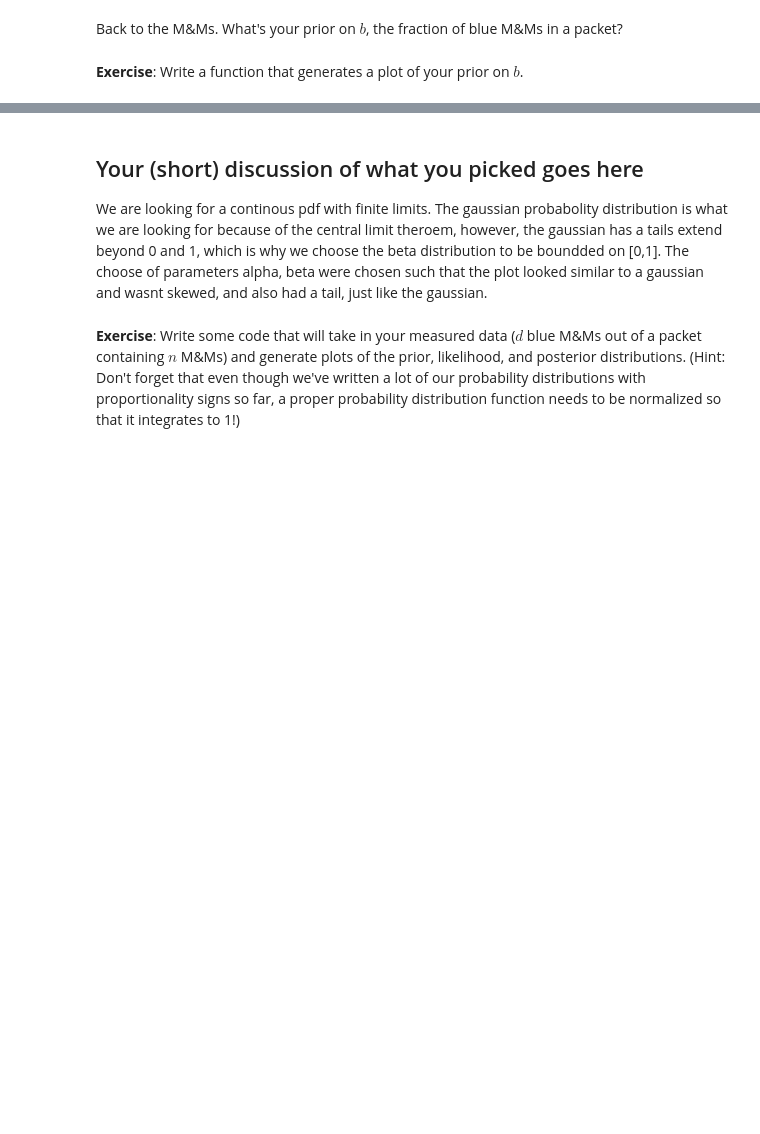
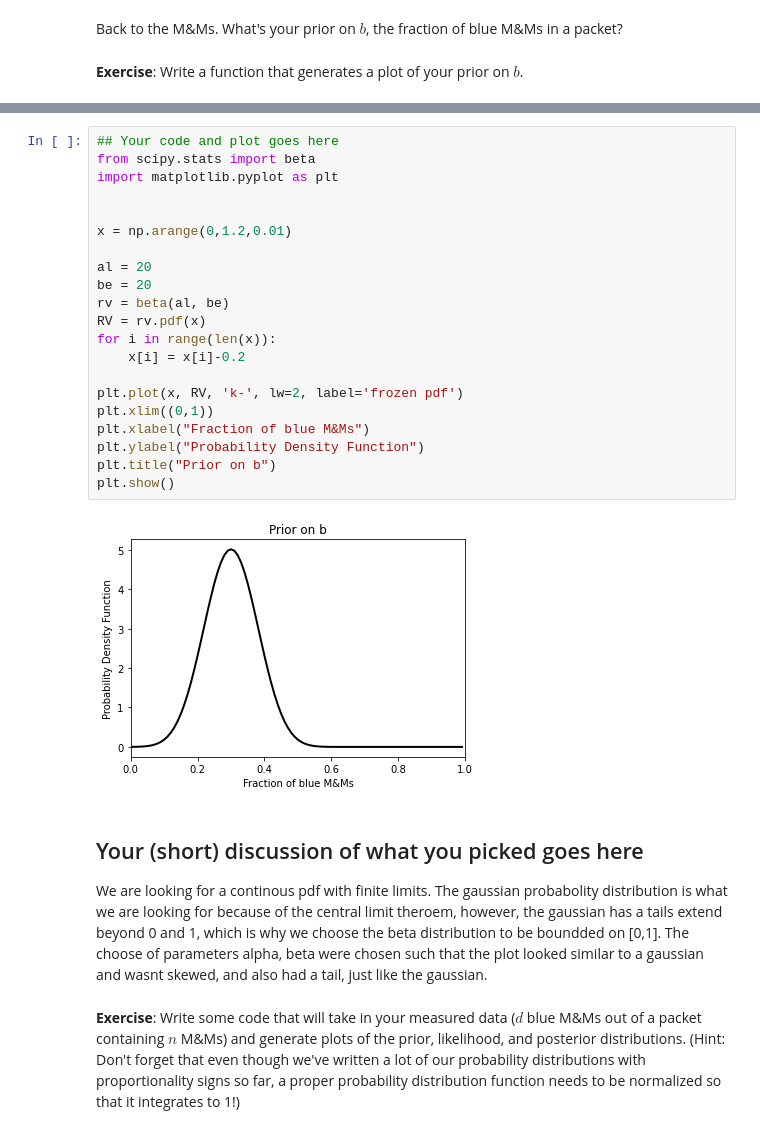
Before and after one commit to SaadNaeem96/Astrophysics_DataScience, a Jupyter notebook: CodingLab05/CodingLab05_Bayes.ipynb, the cells around one changed output, grey strips where cells are left out. Drawn from its saved outputs; the diff is of its cells as text; blank space fills up the shorter version.

```diff
--- a/CodingLab05/CodingLab05_Bayes.ipynb
+++ b/CodingLab05/CodingLab05_Bayes.ipynb
@@ -89,3 +90,26 @@ Text(0.5, 1.0, 'Prior on b')
+# %%
+## Your code and plot goes here
+from scipy.stats import beta
+import matplotlib.pyplot as plt
+
+
+x = np.arange(0,1.2,0.01)
+
+al = 20
+be = 20
+rv = beta(al, be)
+RV = rv.pdf(x)
+for i in range(len(x)):
+    x[i] = x[i]-0.2
+
+plt.plot(x, RV, 'k-', lw=2, label='frozen pdf')
+plt.xlim((0,1))
+plt.xlabel("Fraction of blue M&Ms")
+plt.ylabel("Probability Density Function")
+plt.title("Prior on b")
+plt.show()
+# %% [output]
+[figure, added]
 # %% [markdown]
 ## Your (short) discussion of what you picked goes here
 We are looking for a continous pdf with finite limits. The gaussian probabolity distribution is what we are looking for because of the central limit theroem, however, the gaussian has a tails extend beyond 0 and 1, which is why we choose the beta distribution to be boundded on [0,1]. The choose of parameters alpha, beta were chosen such that the plot looked similar to a gaussian and wasnt skewed, and also had a tail, just like the gaussian.
```
Also changed, not shown: parts of 7 cells of this notebook, 13 other files.
